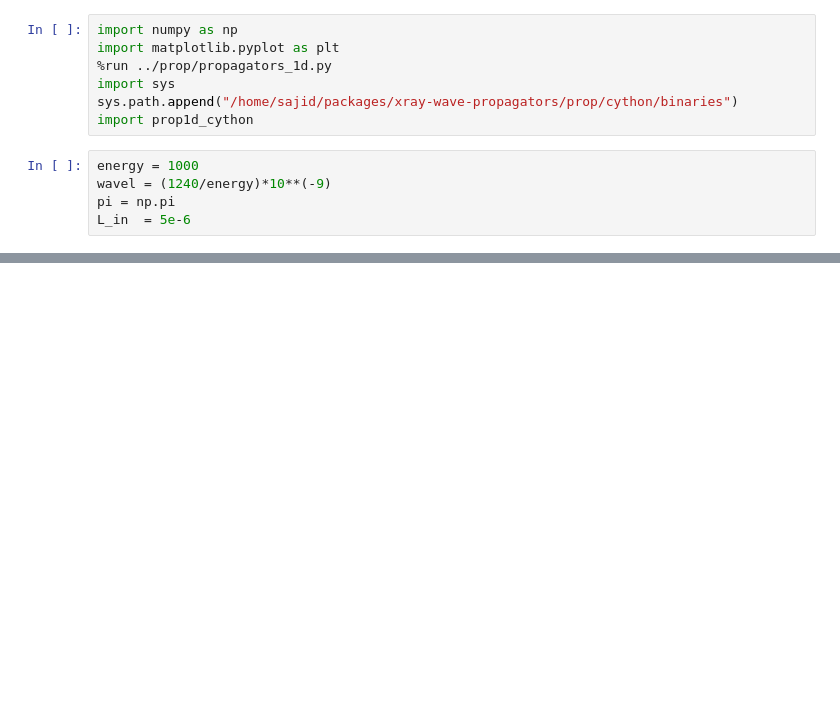
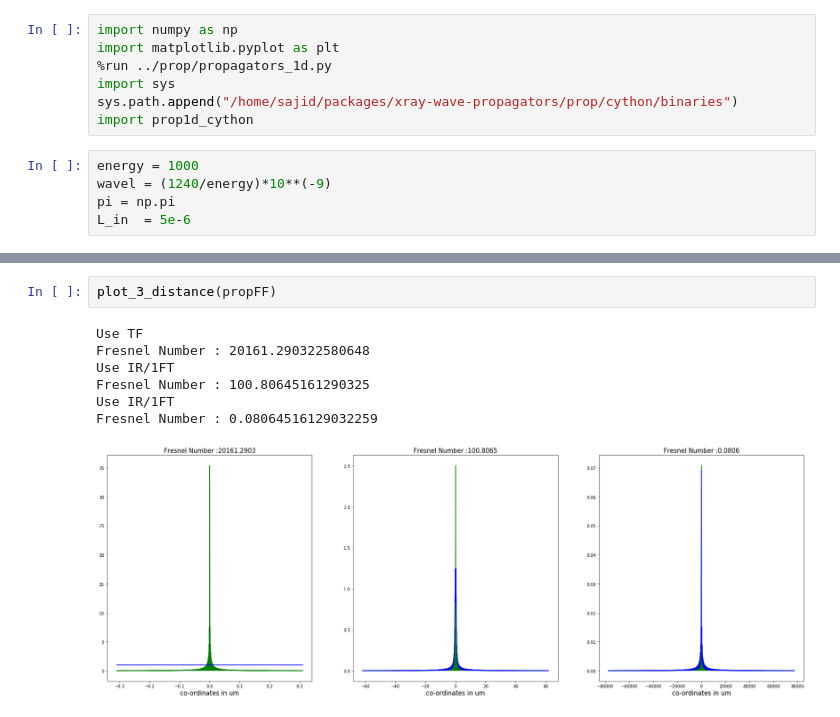
Before and after one commit to s-sajid-ali/xwp, a Jupyter notebook: 1d_tests/1d_multi_distance.ipynb, the cells around one changed output, grey strips where cells are left out. Saved outputs shown, nothing was run; the diff lists cells and outputs as text; blank space fills up the shorter version.

```diff
--- a/1d_tests/1d_multi_distance.ipynb
+++ b/1d_tests/1d_multi_distance.ipynb
@@ -69,0 +84,10 @@ Fresnel Number : 0.08064516129032259
+# %%
+plot_3_distance(propFF)
+# %% [output]
+Use TF
+Fresnel Number : 20161.290322580648
+Use IR/1FT
+Fresnel Number : 100.80645161290325
+Use IR/1FT
+Fresnel Number : 0.08064516129032259
+[figure, added]
```
Also changed, not shown: parts of 4 cells of this notebook, 14 other files.
